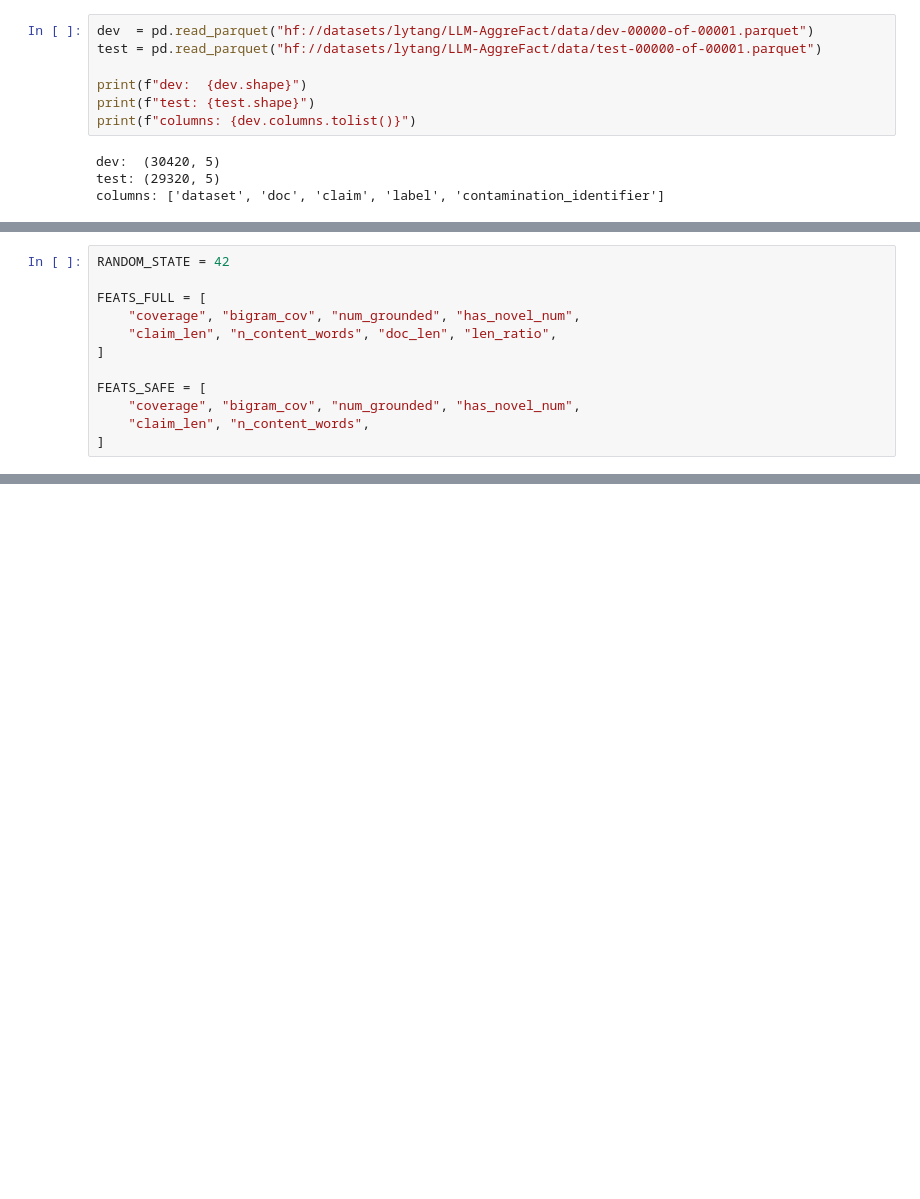
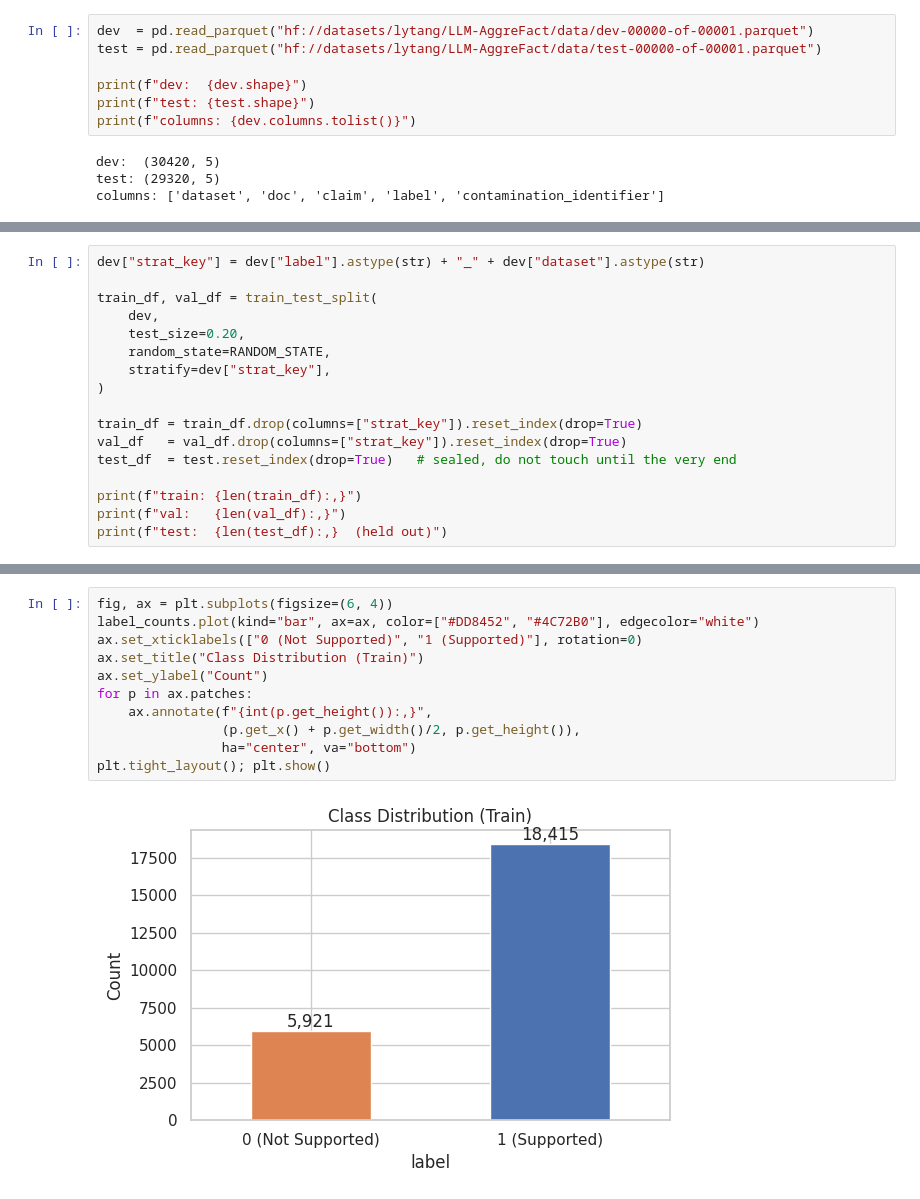
Before and after one commit to lexinejazly-asuncion/Hallucination_Detection, a Jupyter notebook: Hallucination_Detection.ipynb, the cells around one changed output, grey strips where cells are left out. Drawn from its saved outputs; the diff is of its cells as text; blank space fills up the shorter version.

```diff
--- a/Hallucination_Detection.ipynb
+++ b/Hallucination_Detection.ipynb
@@ -676,12 +55,0 @@ Confusion Matrix:
-# %%
-RANDOM_STATE = 42
-
-FEATS_FULL = [
-    "coverage", "bigram_cov", "num_grounded", "has_novel_num",
-    "claim_len", "n_content_words", "doc_len", "len_ratio",
-]
-
-FEATS_SAFE = [
-    "coverage", "bigram_cov", "num_grounded", "has_novel_num",
-    "claim_len", "n_content_words",
-]
@@ -1014,0 +62,17 @@ check_length_bias_by_label(hall_dec_pd, 'answer_len')
+# %%
+dev["strat_key"] = dev["label"].astype(str) + "_" + dev["dataset"].astype(str)
+
+train_df, val_df = train_test_split(
+    dev,
+    test_size=0.20,
+    random_state=RANDOM_STATE,
+    stratify=dev["strat_key"],
+)
+
+train_df = train_df.drop(columns=["strat_key"]).reset_index(drop=True)
+val_df   = val_df.drop(columns=["strat_key"]).reset_index(drop=True)
+test_df  = test.reset_index(drop=True)   # sealed, do not touch until the very end
+
+print(f"train: {len(train_df):,}")
+print(f"val:   {len(val_df):,}")
+print(f"test:  {len(test_df):,}  (held out)")
@@ -1014,0 +136,13 @@ check_length_bias_by_label(hall_dec_pd, 'answer_len')
+# %%
+fig, ax = plt.subplots(figsize=(6, 4))
+label_counts.plot(kind="bar", ax=ax, color=["#DD8452", "#4C72B0"], edgecolor="white")
+ax.set_xticklabels(["0 (Not Supported)", "1 (Supported)"], rotation=0)
+ax.set_title("Class Distribution (Train)")
+ax.set_ylabel("Count")
+for p in ax.patches:
+    ax.annotate(f"{int(p.get_height()):,}",
+                (p.get_x() + p.get_width()/2, p.get_height()),
+                ha="center", va="bottom")
+plt.tight_layout(); plt.show()
+# %% [output]
+[figure, added]
```
Also changed, not shown: parts of 113 cells of this notebook.
